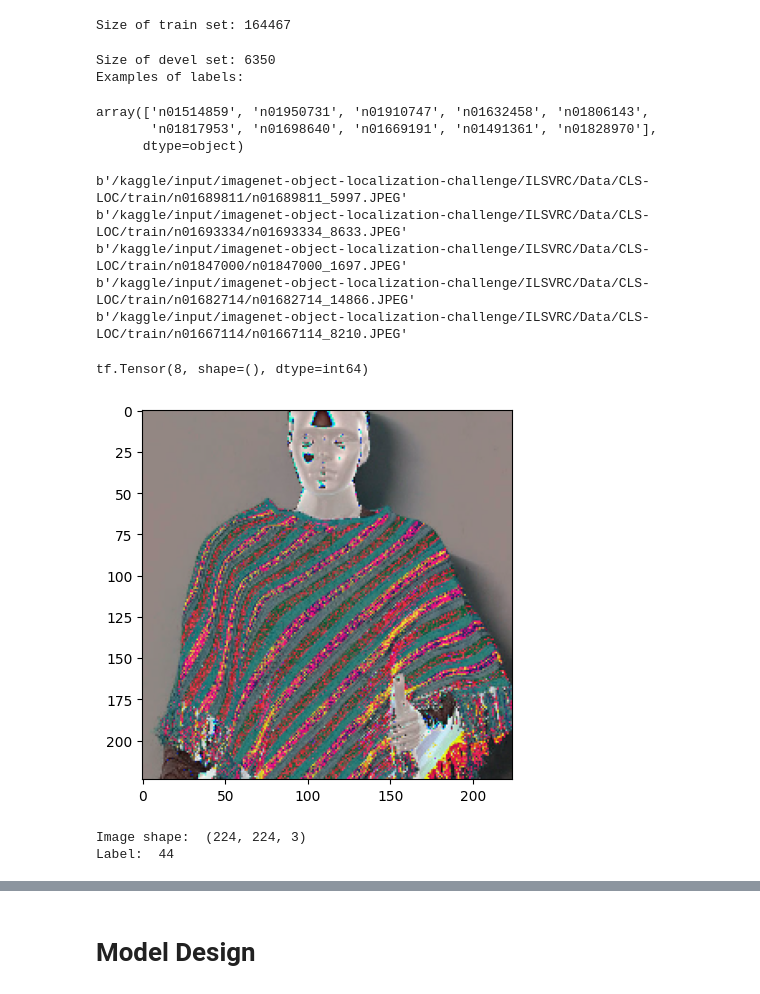
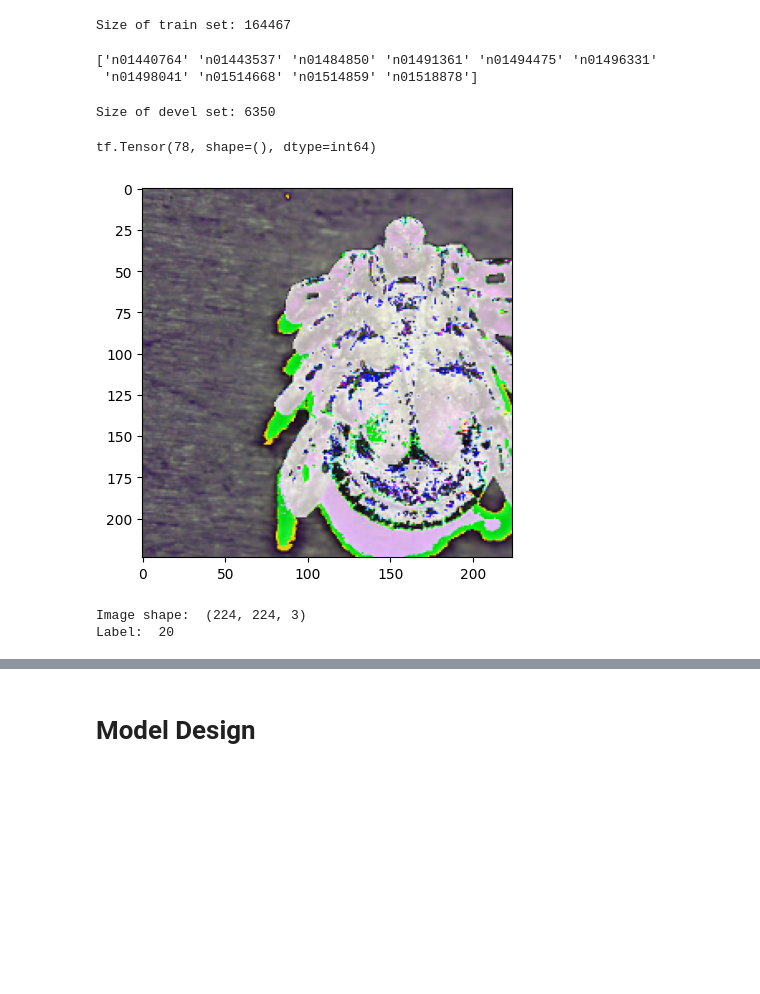
Before and after one commit to irenebernardi/VGG-16-replication, a Jupyter notebook: imagenet-reproducing-convnets.ipynb, the cells around one changed output, grey strips where cells are left out. Saved outputs shown, nothing was run; the diff lists cells and outputs as text; code cells hidden in the pictures; blank space fills up the shorter version.

Commit message:
Kaggle Notebook | ImageNet: reproducing ConvNets | Version 43

```diff
--- a/imagenet-reproducing-convnets.ipynb
+++ b/imagenet-reproducing-convnets.ipynb
@@ -114,10 +114,11 @@ Because the train set is big (`train_dir`), we take a subset of classes defined
 # %%
 # Store paths to base, train set and subset dirs
 base_dir = "/kaggle/input/imagenet-object-localization-challenge/"
-data_dir = base_dir + "ILSVRC/Data/CLS-LOC/"
+train_dir = base_dir + "ILSVRC/Data/CLS-LOC/train/"
+devel_dir = "/kaggle/working/devel/"
 
 # Fetch train set
-raw_train_ds = tf.data.Dataset.list_files(data_dir + "train/n01*/*.JPEG", shuffle=False)
+raw_train_ds = tf.data.Dataset.list_files(train_dir + "n01*/*.JPEG", shuffle=False)
 
 # Find size of train set
 train_size = tf.data.experimental.cardinality(raw_train_ds).numpy()
@@ -128,46 +129,14 @@ raw_train_ds = raw_train_ds.shuffle(train_size, reshuffle_each_iteration=False,
 print(f"Size of train set: {train_size}")
 # %% [output]
 Size of train set: 164467
-# %%
-# Import and extract devel labels
-devel_df = pd.read_csv(base_dir + "LOC_val_solution.csv")
-y_devel = devel_df["PredictionString"].str.split(expand=True)[0]
-
-# Select devel images belonging to subset of classes
-keep = np.where(y_devel.str.startswith("n01").to_numpy())[0]
-devel_files = np.array(os.listdir(data_dir + "val/"))[keep]
-
-# Fetch devel set
-devel_files = np.array([data_dir + "val/" + file for file in devel_files])
-raw_devel_ds = tf.data.Dataset.list_files(devel_files, shuffle=False)
-
-# Select labels belonging to subset of classes
-y_devel = y_devel[y_devel.str.startswith("n01")].values
-
-# Find size of devel set
-devel_size = tf.data.experimental.cardinality(raw_devel_ds).numpy()
-
-print(f"Size of devel set: {devel_size}")
-print("Examples of labels:")
-y_devel[:10]
-# %% [output]
-Size of devel set: 6350
-Examples of labels:
-array(['n01514859', 'n01950731', 'n01910747', 'n01632458', 'n01806143',
-       'n01817953', 'n01698640', 'n01669191', 'n01491361', 'n01828970'],
-      dtype=object)
 # %%
 # Find class names from dir names
-class_names = np.array(sorted([dir for dir in os.listdir(data_dir + "train/") if dir.startswith("n01")]))
+class_names = np.array(sorted([dir for dir in os.listdir(train_dir) if dir.startswith("n01")]))
 
 # Set number of classes
 CLASS_NUM = len(class_names)
 
-for f in raw_train_ds.take(5):
-    print(f.numpy())
+print(class_names[:10])
 # %% [output]
-b'/kaggle/input/imagenet-object-localization-challenge/ILSVRC/Data/CLS-LOC/train/n01689811/n01689811_5997.JPEG'
-b'/kaggle/input/imagenet-object-localization-challenge/ILSVRC/Data/CLS-LOC/train/n01693334/n01693334_8633.JPEG'
-b'/kaggle/input/imagenet-object-localization-challenge/ILSVRC/Data/CLS-LOC/train/n01847000/n01847000_1697.JPEG'
-b'/kaggle/input/imagenet-object-localization-challenge/ILSVRC/Data/CLS-LOC/train/n01682714/n01682714_14866.JPEG'
-b'/kaggle/input/imagenet-object-localization-challenge/ILSVRC/Data/CLS-LOC/train/n01667114/n01667114_8210.JPEG'
+['n01440764' 'n01443537' 'n01484850' 'n01491361' 'n01494475' 'n01496331'
+ 'n01498041' 'n01514668' 'n01514859' 'n01518878']
@@ -174,29 +175,36 @@ b'/kaggle/input/imagenet-object-localization-challenge/ILSVRC/Data/CLS-LOC/train
+# %%
+# Fetch devel set
+raw_devel_ds = tf.data.Dataset.list_files(devel_dir + "n01*/*.JPEG", shuffle=False)
+
+# Find size of devel set
+devel_size = tf.data.experimental.cardinality(raw_devel_ds).numpy()
+
+# Shuffle devel set
+raw_devel_ds = raw_train_ds.shuffle(devel_size, reshuffle_each_iteration=False, seed=SEED)
+
+print(f"Size of devel set: {devel_size}")
+# %% [output]
+Size of devel set: 6350
 # %%
-image, label = vggutils.process_path(
-    data_dir + "val/ILSVRC2012_val_00046886.JPEG",
-    class_names,
-    devel_files,
-    y_devel,
-    label_fun=vggutils.extract_devel_label
-)
+image, label = vggutils.process_path(devel_dir + "n01776313/ILSVRC2012_val_00037297.JPEG", class_names)
 
 input_shape = image.shape
 
 plt.imshow(image)
 print(label)
 # %% [output]
-tf.Tensor(8, shape=(), dtype=int64)
+tf.Tensor(78, shape=(), dtype=int64)
-[figure, old version]
+[figure, new version]
 # %%
 # Preprocess train set
 train_ds = raw_train_ds.map(
-    lambda path: vggutils.process_path(path, class_names, devel_files, y_devel, label_fun=vggutils.extract_train_label),
+    lambda path: vggutils.process_path(path, class_names),
     num_parallel_calls=tf.data.AUTOTUNE
 )
 
 # Preprocess devel set
 devel_ds = raw_devel_ds.map(
-    lambda path: vggutils.process_path(path, class_names, devel_files, y_devel, label_fun=vggutils.extract_devel_label, max_delta=0),
+    lambda path: vggutils.process_path(path, class_names, max_delta=0),
     num_parallel_calls=tf.data.AUTOTUNE
 )
 
@@ -206,7 +214,7 @@ for image, label in train_ds.take(1):
     print("Label: ", label.numpy())
 # %% [output]
 Image shape:  (224, 224, 3)
-Label:  44
+Label:  20
 # %%
 # Improve train set performance
 train_ds = train_ds \
```
Also changed, not shown: parts of 13 cells of this notebook.
